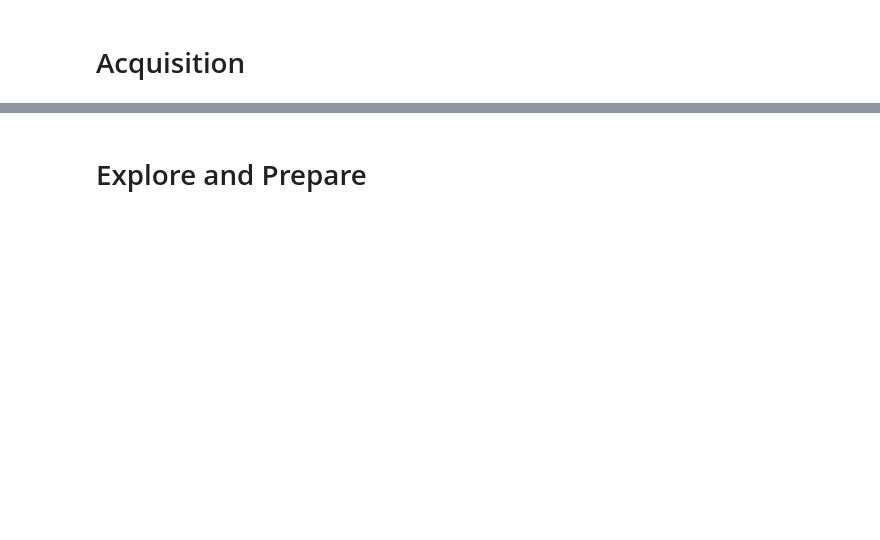
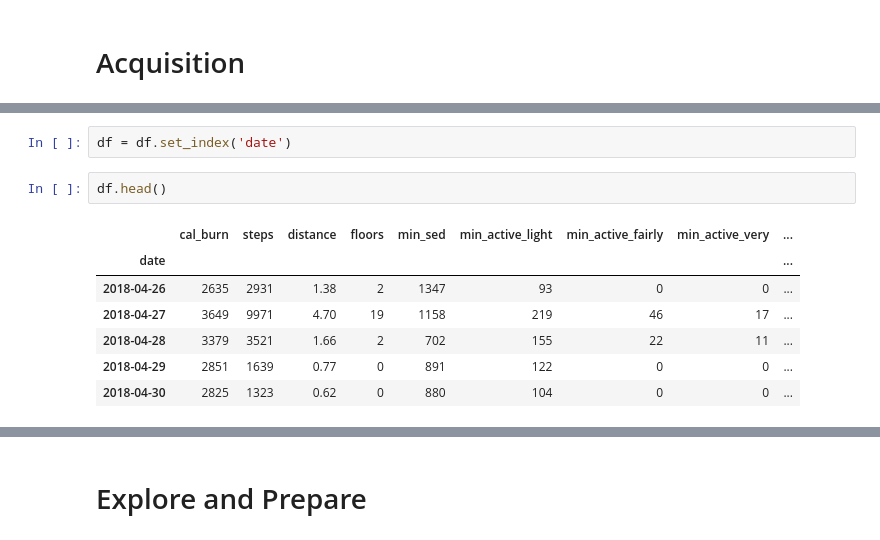
Before and after one commit to BlancoRD/Fitbit-Time-Series, a Jupyter notebook: setup.ipynb, the cells around one changed output, grey strips where cells are left out. Drawn from its saved outputs; the diff is of its cells as text; blank space fills up the shorter version.

```diff
--- a/setup.ipynb
+++ b/setup.ipynb
@@ -29,0 +179,12 @@
+# %%
+df = df.set_index('date')
+# %%
+df.head()
+# %% [output]
+|  | cal_burn | steps | distance | floors | min_sed | min_active_light | min_active_fairly | min_active_very | ... |
+| date |  |  |  |  |  |  |  |  | ... |
+| 2018-04-26 | 2635 | 2931 | 1.38 | 2 | 1347 | 93 | 0 | 0 | ... |
+| 2018-04-27 | 3649 | 9971 | 4.70 | 19 | 1158 | 219 | 46 | 17 | ... |
+| 2018-04-28 | 3379 | 3521 | 1.66 | 2 | 702 | 155 | 22 | 11 | ... |
+| 2018-04-29 | 2851 | 1639 | 0.77 | 0 | 891 | 122 | 0 | 0 | ... |
+| 2018-04-30 | 2825 | 1323 | 0.62 | 0 | 880 | 104 | 0 | 0 | ... |
```
Also changed, not shown: parts of 23 cells of this notebook, 11 other files.
